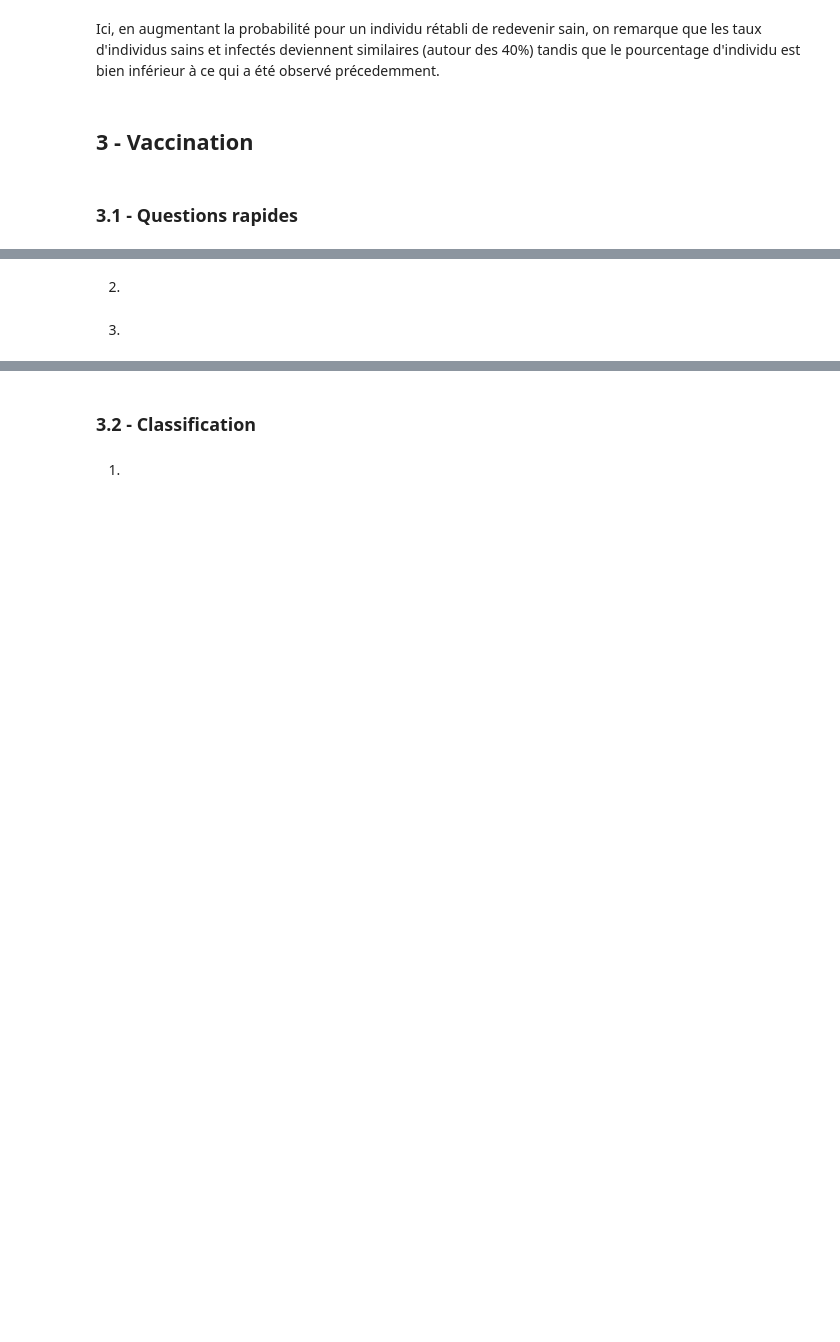
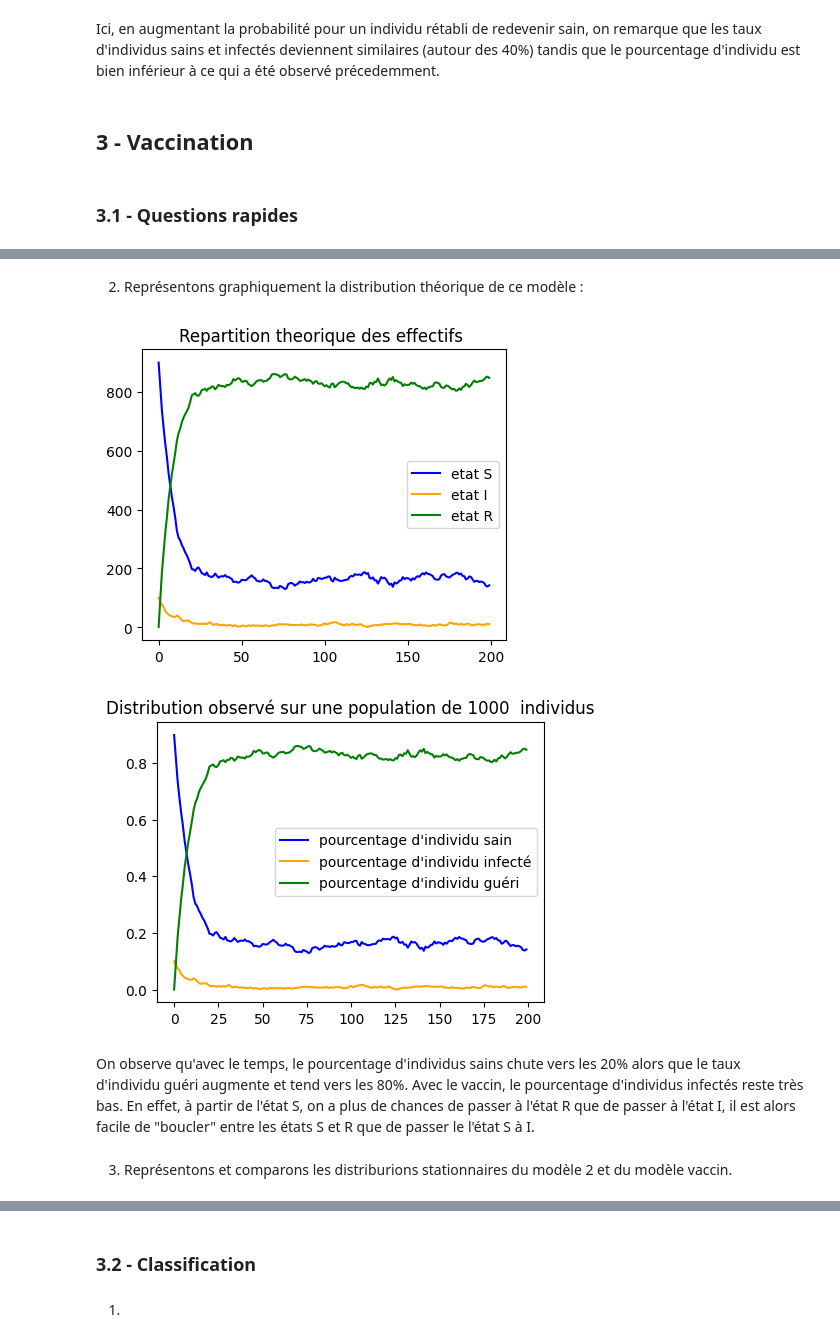
Before and after one commit to tkqdldk/Markov_Epidemio, a Jupyter notebook: projet3.ipynb.ipynb, the cells around one changed output, grey strips where cells are left out. Drawn from its saved outputs; the diff is of its cells as text; code cells hidden in the pictures; blank space fills up the shorter version.

```diff
--- a/projet3.ipynb.ipynb
+++ b/projet3.ipynb.ipynb
@@ -616,4 +618,16 @@ Ici, en augmentant la probabilité pour un individu rétabli de redevenir sain,
 # %% [markdown]
-2.
+2. Représentons graphiquement la distribution théorique de ce modèle :
+# %%
+T = 200
+nombre_individus = 1000
+vecteur_initial = np.array([0.9, 0.1, 0])
+matrice_vaccin = np.array([[0.9,0.01,0.09],[0,0.8,0.2], [0.02,0,0.98]])
+
+seq = Evolution_sequences(nombre_individus, matrice_vaccin, T,vecteur_initial)
+# %% [output]
+[figure, added]
+[figure, added]
+# %% [markdown]
+On observe qu'avec le temps, le pourcentage d'individus sains chute vers les 20% alors que le taux d'individu guéri augmente et tend vers les 80%. Avec le vaccin, le pourcentage d'individus infectés reste très bas. En effet, à partir de l'état S, on a plus de chances de passer à l'état R que de passer à l'état I, il est alors facile de "boucler" entre les états S et R que de passer le l'état S à I.
 # %% [markdown]
-3.
+3. Représentons et comparons les distriburions stationnaires du modèle 2 et du modèle vaccin.
```
Also changed, not shown: parts of 7 cells of this notebook.
